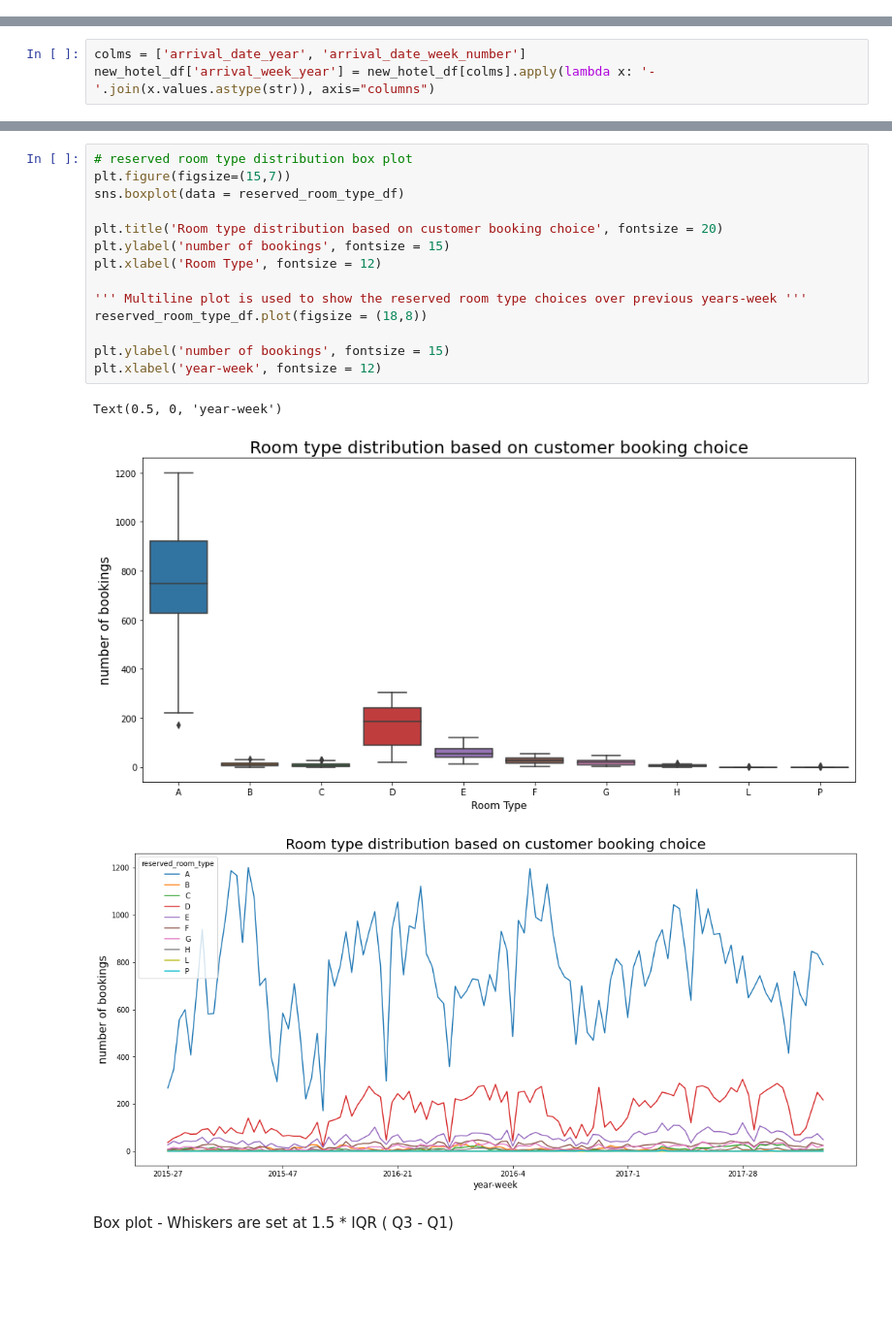
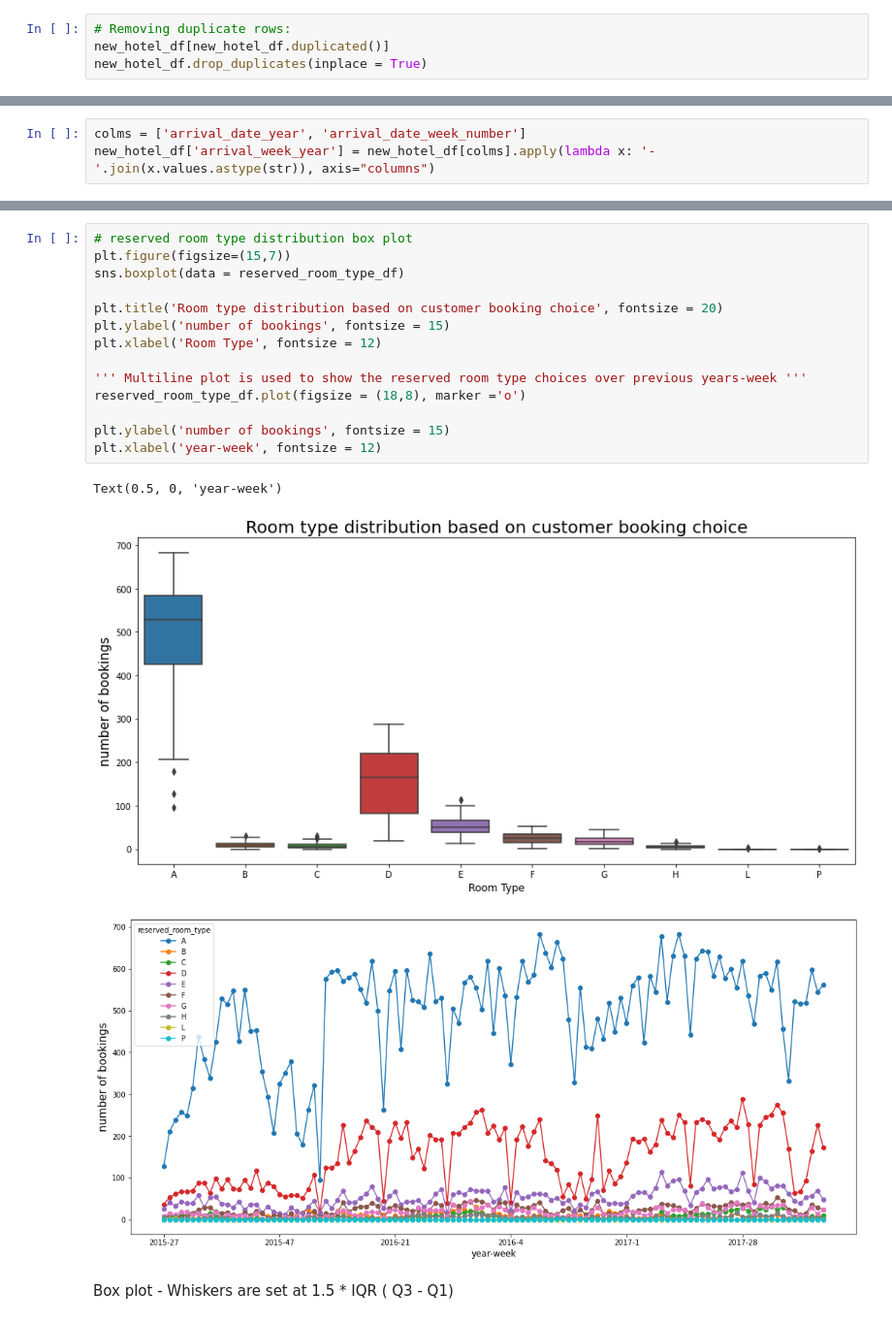
Before and after one commit to Nimisha-Nooti/hotel-data-analysis, a Jupyter notebook: Group_EDA_Hotel_Booking_Analysis_Capstone_Project.ipynb, the cells around one changed output, grey strips where cells are left out. Shown at 97% size. Cells and saved outputs as stored; diff of their text form; blank space fills up the shorter version.

```diff
--- a/Group_EDA_Hotel_Booking_Analysis_Capstone_Project.ipynb
+++ b/Group_EDA_Hotel_Booking_Analysis_Capstone_Project.ipynb
@@ -91,3 +104,7 @@ sns.heatmap(new_hotel_df.isnull(),yticklabels=False,cbar=False,cmap='viridis')
+# %%
+# Removing duplicate rows:
+new_hotel_df[new_hotel_df.duplicated()]
+new_hotel_df.drop_duplicates(inplace = True)
 # %%
 # sorting null values of the above 4 columns
 No_Null_company_df = new_hotel_df[~new_hotel_df['company'].isna()]
@@ -323,21 +331,21 @@ reserved_room_type_df
 # %%
 # reserved room type distribution box plot
 plt.figure(figsize=(15,7))
 sns.boxplot(data = reserved_room_type_df)
 
 plt.title('Room type distribution based on customer booking choice', fontsize = 20)
 plt.ylabel('number of bookings', fontsize = 15)
 plt.xlabel('Room Type', fontsize = 12)
 
 ''' Multiline plot is used to show the reserved room type choices over previous years-week '''
-reserved_room_type_df.plot(figsize = (18,8))
+reserved_room_type_df.plot(figsize = (18,8), marker ='o')
 
 plt.ylabel('number of bookings', fontsize = 15)
 plt.xlabel('year-week', fontsize = 12)
 # %% [output]
 Text(0.5, 0, 'year-week')
-[figure, old version]
+[figure, new version]
-[figure, old version]
+[figure, new version]
 # %% [markdown]
 Box plot - Whiskers are set at 1.5 * IQR ( Q3 - Q1)
 # %% [markdown]
```
Also changed, not shown: parts of 67 cells of this notebook.
